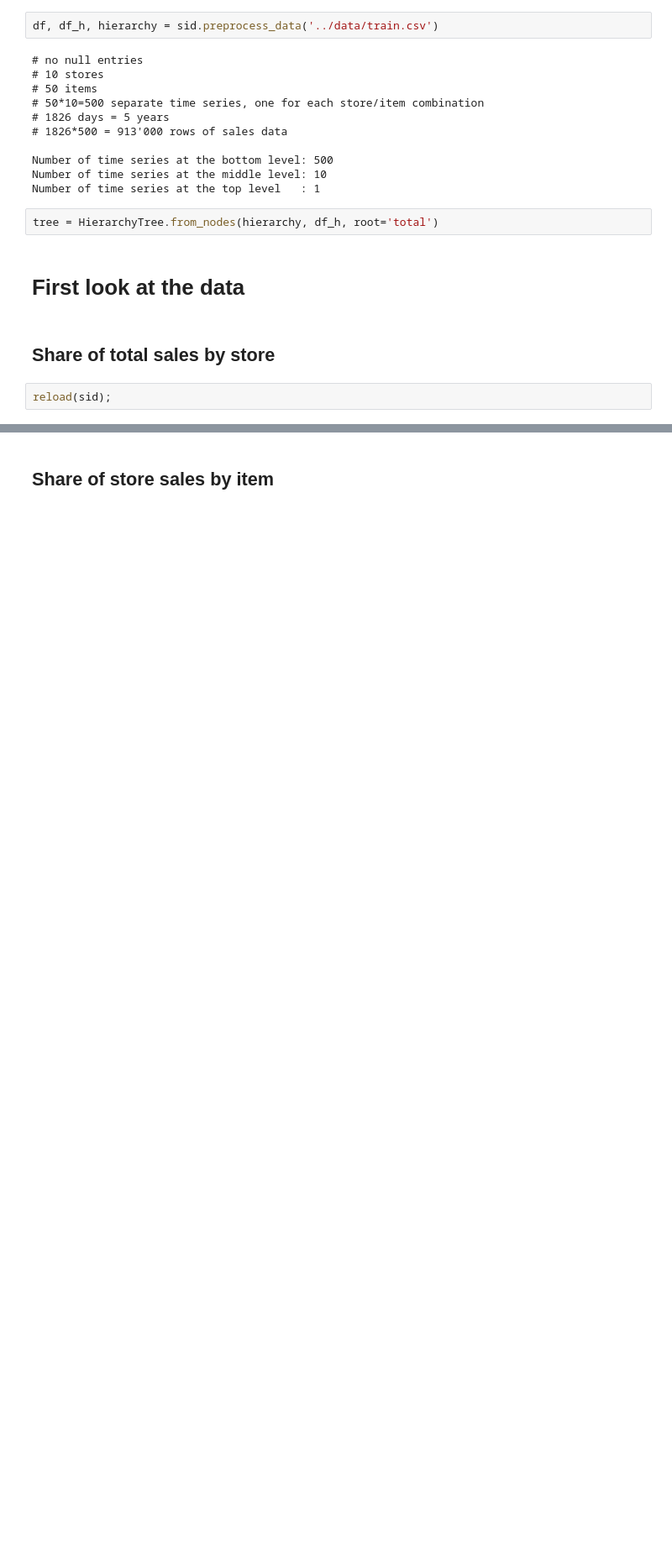
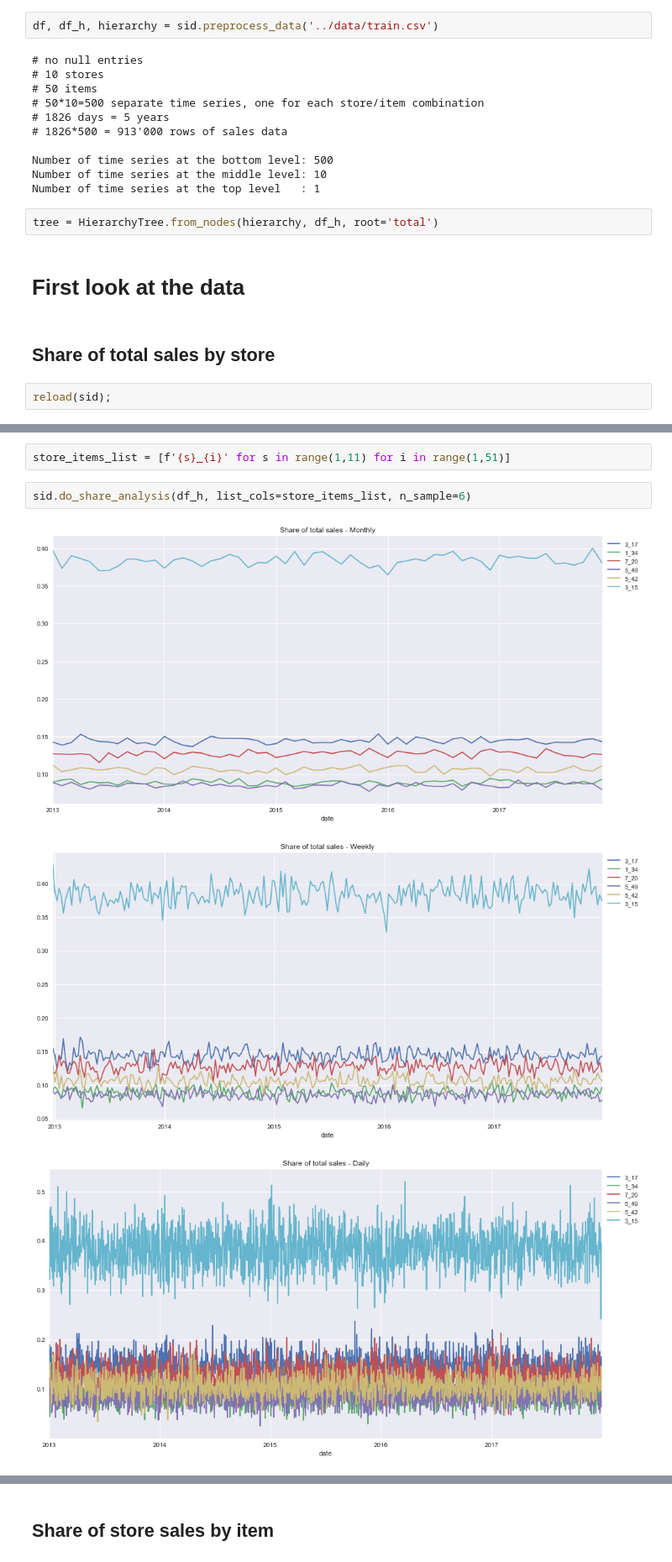
Before and after one commit to mangano/forecasting, a Jupyter notebook: store_item_demand.ipynb, the cells around one changed output, grey strips where cells are left out. Shown at 84% size. Saved outputs shown, nothing was run; the diff lists cells and outputs as text; blank space fills up the shorter version.

```diff
--- a/store_item_demand.ipynb
+++ b/store_item_demand.ipynb
@@ -147,0 +65,8 @@ plot_acf(df_res['4'], zero=False)
+# %%
+store_items_list = [f'{s}_{i}' for s in range(1,11) for i in range(1,51)]
+# %%
+sid.do_share_analysis(df_h, list_cols=store_items_list, n_sample=6)
+# %% [output]
+[figure, added]
+[figure, added]
+[figure, added]
```
Also changed, not shown: parts of 26 cells of this notebook, 1 other file.
